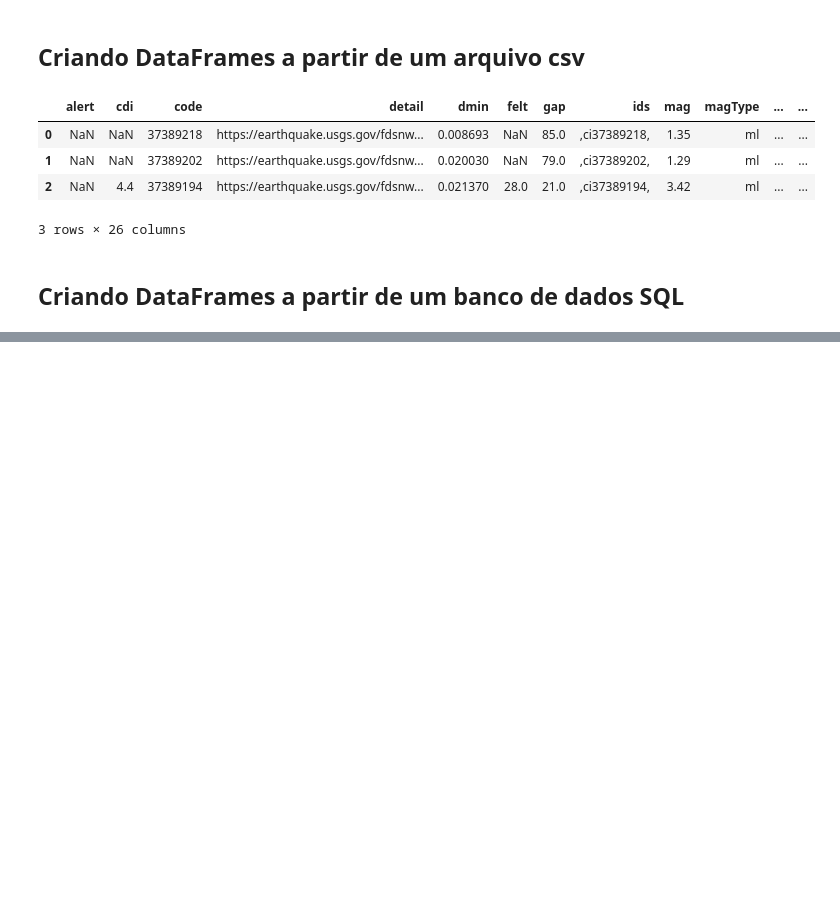
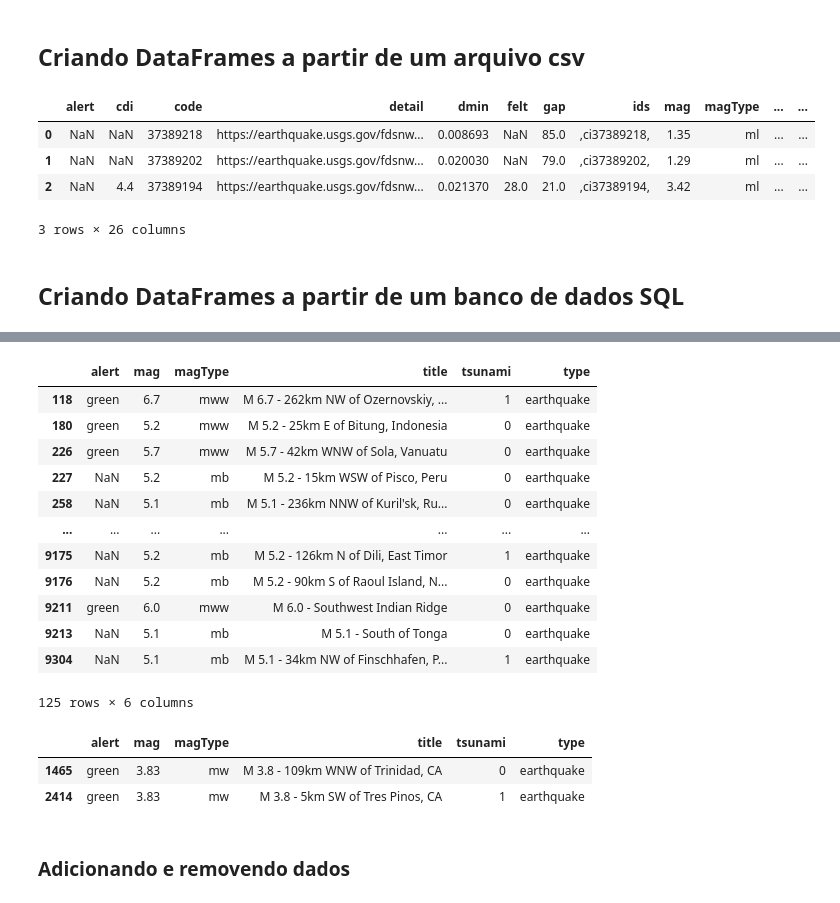
Before and after one commit to igoandrade/python_learning, a Jupyter notebook: data_analysis_pandas/chap_02/chap_02.ipynb, the cells around one changed output, grey strips where cells are left out. Saved outputs shown, nothing was run; the diff lists cells and outputs as text; code cells hidden in the pictures; blank space fills up the shorter version.

```diff
--- a/data_analysis_pandas/chap_02/chap_02.ipynb
+++ b/data_analysis_pandas/chap_02/chap_02.ipynb
@@ -181,0 +350,31 @@ with sqlite3.connect('data/quakes.db') as connection:
+# %%
+df.loc[
+    (df.mag > 5) | (df.alert == 'red'),
+    ['alert', 'mag', 'magType', 'title', 'tsunami', 'type']
+]
+# %% [output]
+|  | alert | mag | magType | title | tsunami | type |
+| 118 | green | 6.7 | mww | M 6.7 - 262km NW of Ozernovskiy, ... | 1 | earthquake |
+| 180 | green | 5.2 | mww | M 5.2 - 25km E of Bitung, Indonesia | 0 | earthquake |
+| 226 | green | 5.7 | mww | M 5.7 - 42km WNW of Sola, Vanuatu | 0 | earthquake |
+| 227 | NaN | 5.2 | mb | M 5.2 - 15km WSW of Pisco, Peru | 0 | earthquake |
+| 258 | NaN | 5.1 | mb | M 5.1 - 236km NNW of Kuril'sk, Ru... | 0 | earthquake |
+| ... | ... | ... | ... | ... | ... | ... |
+| 9175 | NaN | 5.2 | mb | M 5.2 - 126km N of Dili, East Timor | 1 | earthquake |
+| 9176 | NaN | 5.2 | mb | M 5.2 - 90km S of Raoul Island, N... | 0 | earthquake |
+| 9211 | green | 6.0 | mww | M 6.0 - Southwest Indian Ridge | 0 | earthquake |
+| 9213 | NaN | 5.1 | mb | M 5.1 - South of Tonga | 0 | earthquake |
+| 9304 | NaN | 5.1 | mb | M 5.1 - 34km NW of Finschhafen, P... | 1 | earthquake |
+125 rows × 6 columns
+# %%
+df.loc[
+    (df.place.str.contains(r'CA|California$'))
+    & (df.mag > 3.8),
+    ['alert', 'mag', 'magType', 'title', 'tsunami', 'type']
+]
+# %% [output]
+|  | alert | mag | magType | title | tsunami | type |
+| 1465 | green | 3.83 | mw | M 3.8 - 109km WNW of Trinidad, CA | 0 | earthquake |
+| 2414 | green | 3.83 | mw | M 3.8 - 5km SW of Tres Pinos, CA | 1 | earthquake |
+# %% [markdown]
+### Adicionando e removendo dados
```
Also changed, not shown: parts of 31 cells of this notebook, 2 other files.
